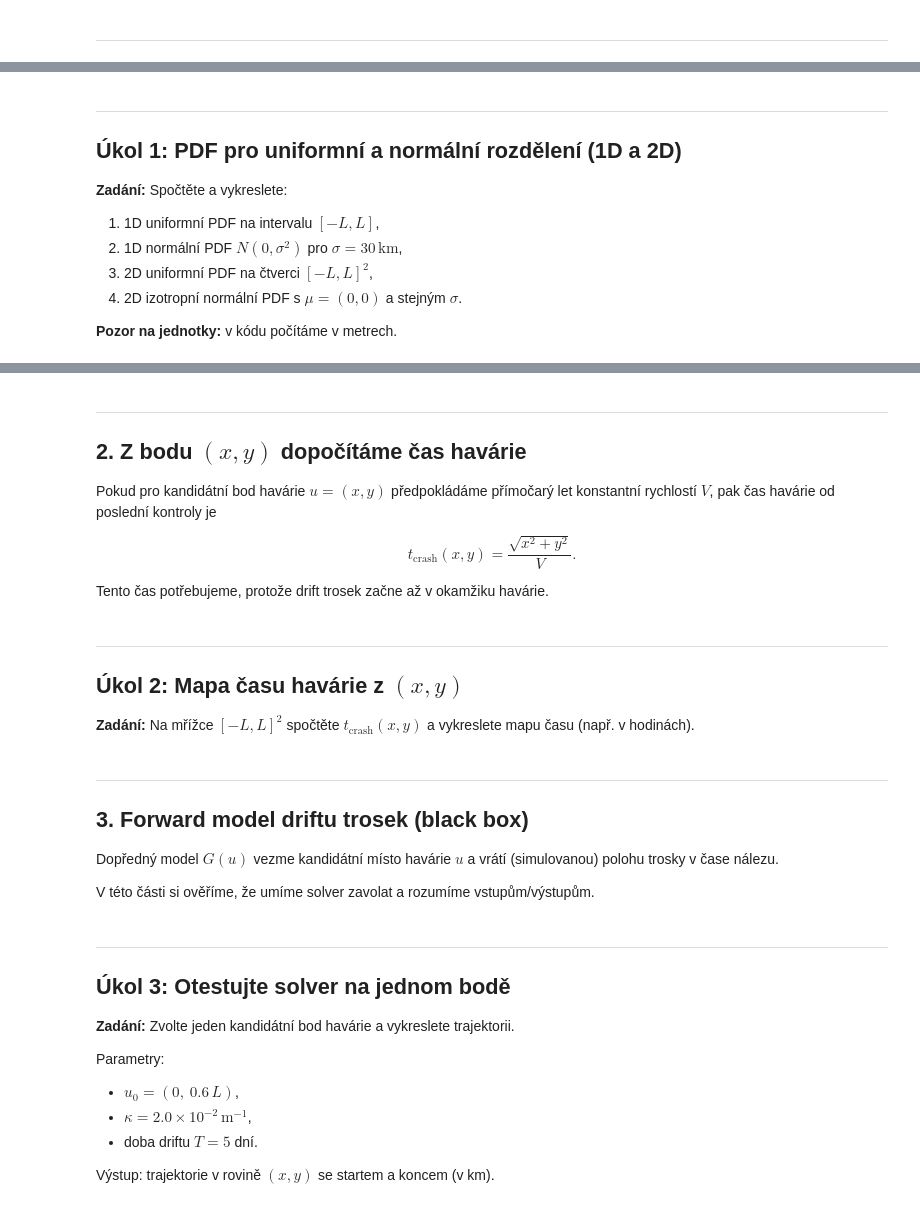
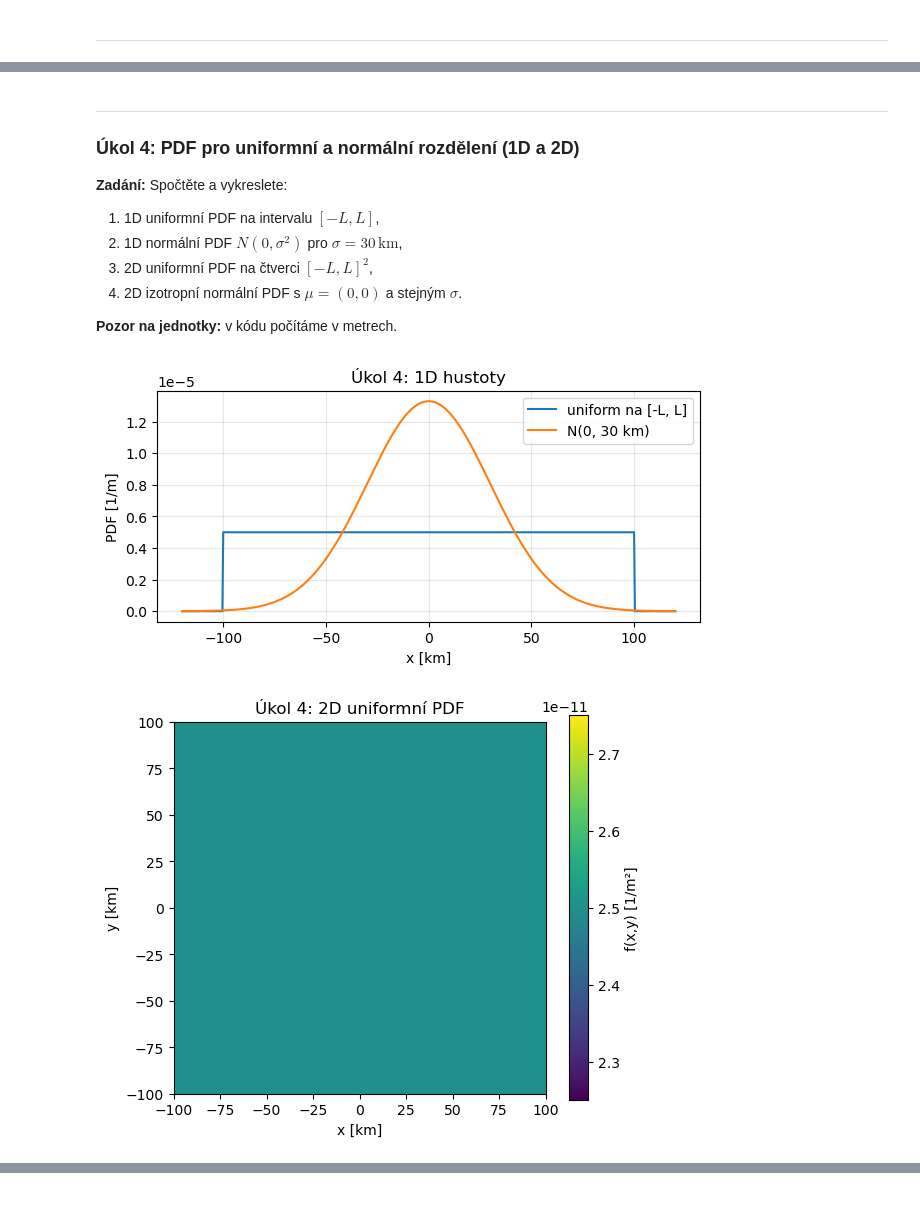
Before and after one commit to Beremi/SKOMAM, a Jupyter notebook: cv3/cv3_reseni.ipynb, the cells around one changed output, grey strips where cells are left out. Drawn from its saved outputs; the diff is of its cells as text; code cells hidden in the pictures.

```diff
--- a/cv3/cv3_reseni.ipynb
+++ b/cv3/cv3_reseni.ipynb
@@ -152,7 +322,7 @@ Budeme používat dvě jednoduchá rozdělení a jejich hustoty:
   $$
 # %% [markdown]
 ---
-## Úkol 1: PDF pro uniformní a normální rozdělení (1D a 2D)
+### Úkol 4: PDF pro uniformní a normální rozdělení (1D a 2D)
 
 **Zadání:** Spočtěte a vykreslete:
 
@@ -163,7 +333,7 @@ Budeme používat dvě jednoduchá rozdělení a jejich hustoty:
 
 **Pozor na jednotky:** v kódu počítáme v metrech.
 # %%
-# Úkol 1 – řešení
+# Úkol 4 – řešení
 
 ###### doplňte kód zde ######
 sigma_km = 30.0
@@ -171,33 +341,36 @@ sigma = sigma_km * 1000.0  # [m]
 
 # 1D mřížka pro graf hustoty
 x = np.linspace(-1.2 * L, 1.2 * L, 600)
 
 # 1D uniformní: konstantní hustota na [-L, L]
 pdf_uniform_1d = np.where(np.abs(x) <= L, 1.0 / (2.0 * L), 0.0)
 
 # 1D normální N(0, sigma^2)
 pdf_normal_1d = np.exp(-0.5 * (x / sigma) ** 2) / (sigma * np.sqrt(2.0 * np.pi))
 #############################
 
 fig, ax = plt.subplots(figsize=(7, 3))
 ax.plot(x / 1000.0, pdf_uniform_1d, label="uniform na [-L, L]")
 ax.plot(x / 1000.0, pdf_normal_1d, label=f"N(0, {sigma_km:.0f} km)")
-ax.set(xlabel="x [km]", ylabel="PDF [1/m]", title="Úkol 1: 1D hustoty")
+ax.set(xlabel="x [km]", ylabel="PDF [1/m]", title="Úkol 4: 1D hustoty")
 ax.grid(True, alpha=0.3)
 ax.legend()
 plt.show()
 
 # 2D mřížka
 grid_n = 160
 xg, yg, XX, YY = make_grid(L, grid_n)
 
 ###### doplňte kód zde ######
 # 2D uniformní: konstantní hustota na čtverci [-L, L]^2
 pdf_uniform_2d = np.ones_like(XX) / ((2.0 * L) ** 2)
 
 # 2D izotropní normální N(0, sigma^2 I)
 pdf_normal_2d = np.exp(-0.5 * (XX * XX + YY * YY) / (sigma * sigma)) / (2.0 * np.pi * sigma * sigma)
 #############################
 
-show_map(pdf_uniform_2d, xg, yg, "Úkol 1: 2D uniformní PDF", "f(x,y) [1/m²]")
-show_map(pdf_normal_2d, xg, yg, "Úkol 1: 2D normální PDF", "f(x,y) [1/m²]")
+show_map(pdf_uniform_2d, xg, yg, "Úkol 4: 2D uniformní PDF", "f(x,y) [1/m²]")
+show_map(pdf_normal_2d, xg, yg, "Úkol 4: 2D normální PDF", "f(x,y) [1/m²]")
+# %% [output]
+[figure, added]
+[figure, added]
@@ -204,17 +377,0 @@ show_map(pdf_normal_2d, xg, yg, "Úkol 1: 2D normální PDF", "f(x,y) [1/m²]")
-# %% [markdown]
----
-## 2. Z bodu $(x,y)$ dopočítáme čas havárie
-
-Pokud pro kandidátní bod havárie $u=(x,y)$ předpokládáme přímočarý let konstantní rychlostí $V$,
-pak čas havárie od poslední kontroly je
-
-$$
-t_{\mathrm{crash}}(x,y) = \frac{\sqrt{x^2+y^2}}{V}.
-$$
-
-Tento čas potřebujeme, protože drift trosek začne až v okamžiku havárie.
-# %% [markdown]
----
-## Úkol 2: Mapa času havárie z $(x,y)$
-
-**Zadání:** Na mřížce $[-L,L]^2$ spočtěte $t_{\mathrm{crash}}(x,y)$ a vykreslete mapu času (např. v hodinách).
@@ -232,20 +377,0 @@ show_map(t_crash / HOUR, xg, yg, "Úkol 2: čas havárie t_crash", "t_crash [h]"
-# %% [markdown]
----
-## 3. Forward model driftu trosek (black box)
-
-Dopředný model $G(u)$ vezme kandidátní místo havárie $u$ a vrátí (simulovanou) polohu trosky
-v čase nálezu.
-
-V této části si ověříme, že umíme solver zavolat a rozumíme vstupům/výstupům.
-# %% [markdown]
----
-## Úkol 3: Otestujte solver na jednom bodě
-
-**Zadání:** Zvolte jeden kandidátní bod havárie a vykreslete trajektorii.
-
-Parametry:
-- $u_0 = (0,\ 0{.}6\,L)$,
-- $\kappa = 2{.}0\times 10^{-2}\,\mathrm{m}^{-1}$,
-- doba driftu $T = 5$ dní.
-
-Výstup: trajektorie v rovině $(x,y)$ se startem a koncem (v km).
```
Also changed, not shown: parts of 34 cells of this notebook, 1 other file.
